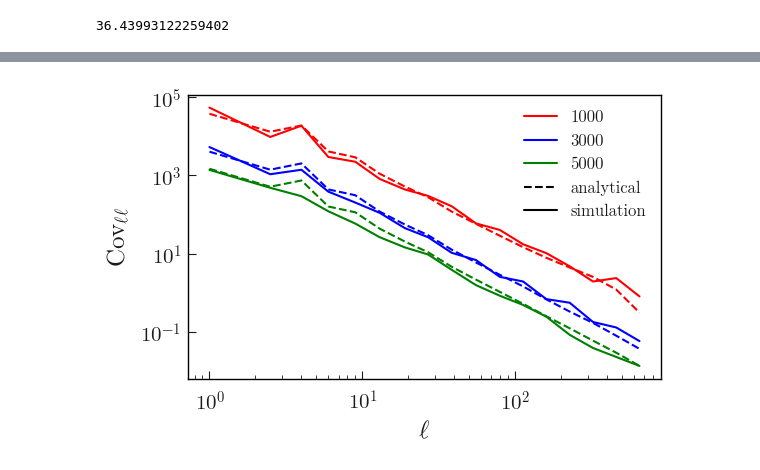
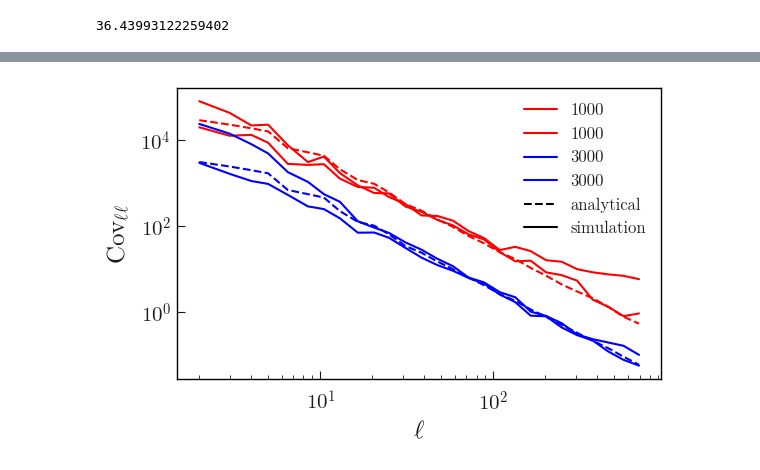
Before and after one commit to elyas-farah/CPCLCovariance, a Jupyter notebook: jax_covariance.ipynb, the cells around one changed output, grey strips where cells are left out. Drawn from its saved outputs; the diff is of its cells as text; code cells hidden in the pictures.

```diff
--- a/jax_covariance.ipynb
+++ b/jax_covariance.ipynb
@@ -32,13 +32,13 @@ def build_binning_matrix(edges, lmax):
     return B, ell_eff
 # %%
 from utils2 import *
-n_sources = [1000, 3000, 5000]
+n_sources = [1000,3000]
 nside = 256
 npix = hp.nside2npix(nside)
 sel = np.ones(npix)
 nside = 256
 nell = 30
-lmin = 1
+lmin = 2
 lmax = 3*nside - 1
 edges = np.unique(np.geomspace(lmin,3*nside - 1,nell).astype(int))
 # edges = np.arange(lmin, 3*nside + 1)
@@ -130,2 +126,3 @@ summing terms
 # %%
 data = np.load('/home/s59efara_hpc/covariance/data_sets/varied_numbers_compare_field_variance_wide_bins.npy')
+data2 = np.load('/home/s59efara_hpc/covariance/data_sets/varied_numbers_compare_fixed_field_wide_bins.npy')
@@ -141,27 +133,31 @@ import plothist
 # %%
 color = ['r', 'b', 'g']
 
 # fig, ax = plt.subplots(figsize = (12, 8))
 
 for i in range(len(n_sources)):
-    ls, cls, sigma, Nf, _ = data[i]
+    ls, _, sigma, _, _ = data[i]
+    ls2, _, sigma2, _, _ = data2[i]
+
     plt.loglog(ls, sigma, color = color[i], label = n_sources[i])
+    plt.loglog(ls, sigma2, color = color[i], label = n_sources[i])
+
     plt.loglog(ells, variance_list[i], ls = '--', color = color[i])
     # sigma_th = (2*(clth_binned + 4*np.pi*field_variance/n_sources_list[i])**2)/(delta_ell*(2*ells + 1))
 # plt.loglog(np.arange(0, edges[-1], 1), jnp.diag(Cov_N), label='full variance')
 
 plt.axhline(-1, ls = '--', color = 'black', label = 'analytical')
 plt.axhline(-1, color = 'black', label = 'simulation')
 
 
 plt.xlabel(r'$\ell$')
 plt.ylabel(r'$Cov_{\ell \ell}$')
 plt.legend()
 plt.tight_layout()
 plt.savefig('figs/factor2_comparison.png', dpi = 300)
 # cl_jax_nsource_1000.png', dpi = 300, bbox_inches='tight')
 # %% [output]
-[figure, old version]
+[figure, new version]
 # %%
 for i in range(len(n_sources)):
     ls, cls, sigma, Nf, _ = data[i]
```
Also changed, not shown: parts of 3 cells of this notebook, 36 other files.
